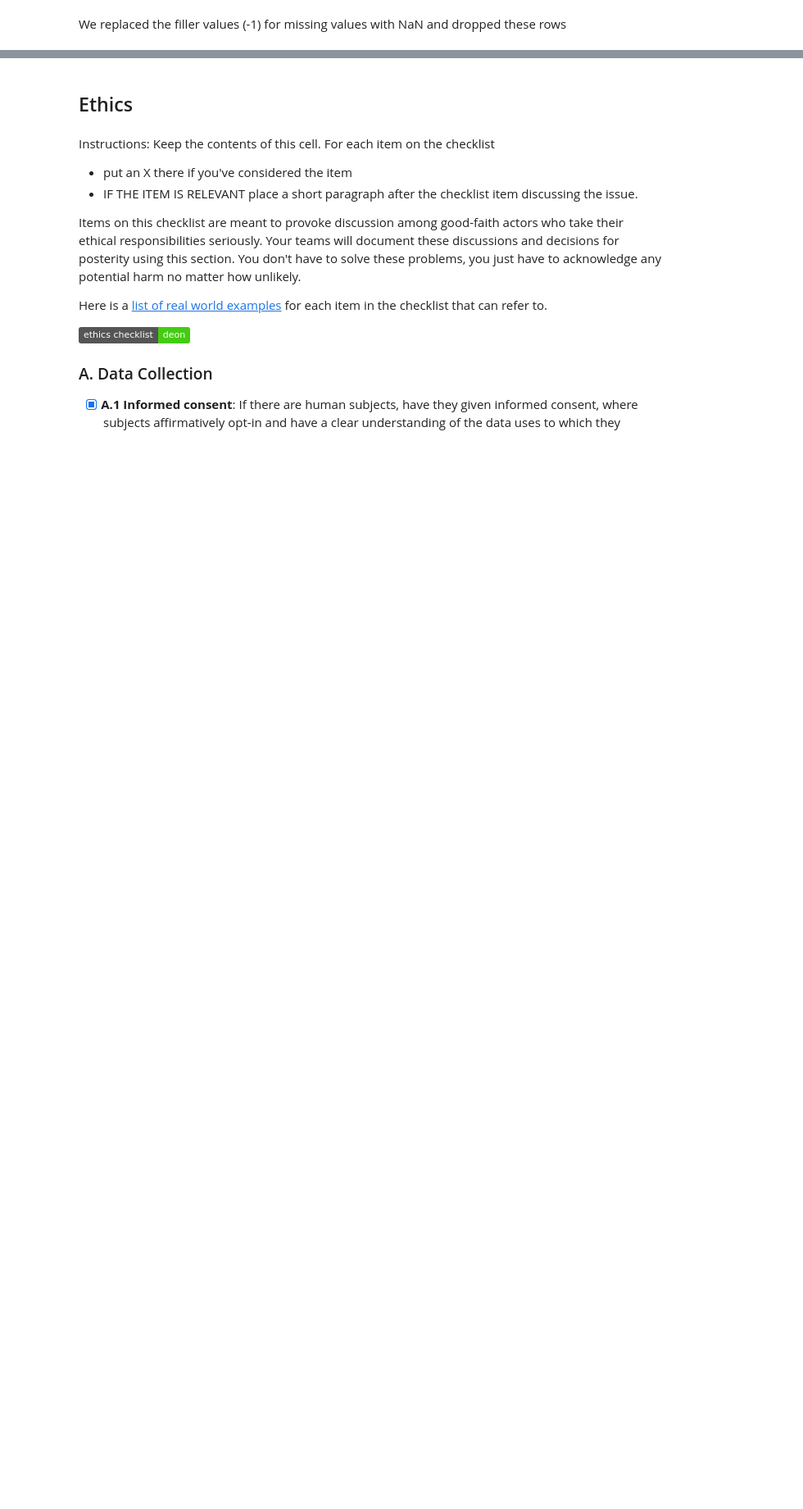
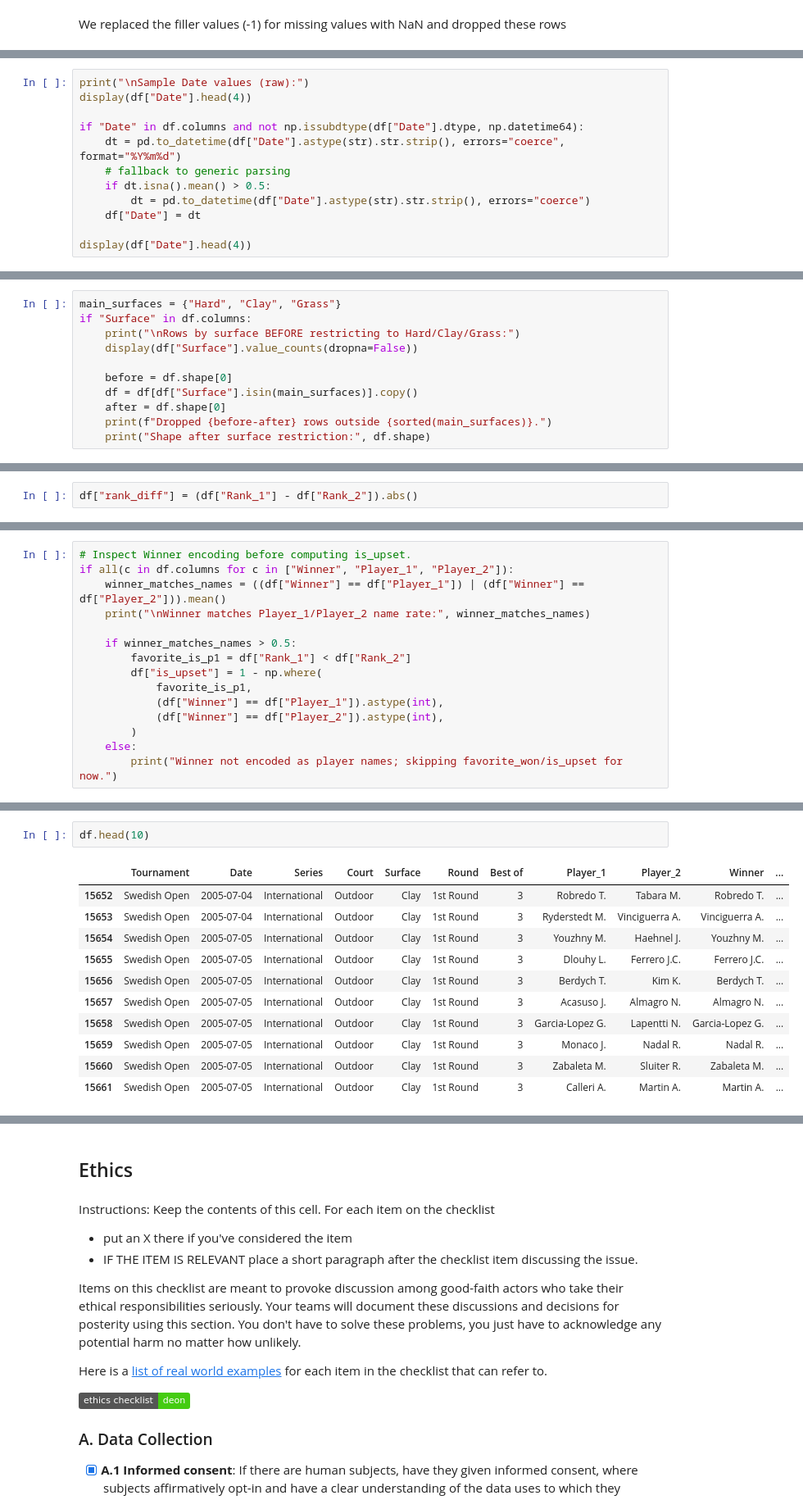
Before and after one commit to COGS108/Group027_WI26, a Jupyter notebook: 01-DataCheckpoint.ipynb, the cells around one changed output, grey strips where cells are left out. Shown at 82% size. Drawn from its saved outputs; the diff is of its cells as text; badges without logos; blank space fills up the shorter version.

```diff
--- a/01-DataCheckpoint.ipynb
+++ b/01-DataCheckpoint.ipynb
@@ -283,0 +361,12 @@ Please note that you can always keep adding more datasets in the future if these
+# %%
+print("\nSample Date values (raw):")
+display(df["Date"].head(4))
+
+if "Date" in df.columns and not np.issubdtype(df["Date"].dtype, np.datetime64):
+    dt = pd.to_datetime(df["Date"].astype(str).str.strip(), errors="coerce", format="%Y%m%d")
+    # fallback to generic parsing
+    if dt.isna().mean() > 0.5:
+        dt = pd.to_datetime(df["Date"].astype(str).str.strip(), errors="coerce")
+    df["Date"] = dt
+
+display(df["Date"].head(4))
@@ -283,0 +398,11 @@ Please note that you can always keep adding more datasets in the future if these
+# %%
+main_surfaces = {"Hard", "Clay", "Grass"}
+if "Surface" in df.columns:
+    print("\nRows by surface BEFORE restricting to Hard/Clay/Grass:")
+    display(df["Surface"].value_counts(dropna=False))
+
+    before = df.shape[0]
+    df = df[df["Surface"].isin(main_surfaces)].copy()
+    after = df.shape[0]
+    print(f"Dropped {before-after} rows outside {sorted(main_surfaces)}.")
+    print("Shape after surface restriction:", df.shape)
@@ -283,0 +422,2 @@ Please note that you can always keep adding more datasets in the future if these
+# %%
+df["rank_diff"] = (df["Rank_1"] - df["Rank_2"]).abs()
@@ -283,0 +428,15 @@ Please note that you can always keep adding more datasets in the future if these
+# %%
+# Inspect Winner encoding before computing is_upset.
+if all(c in df.columns for c in ["Winner", "Player_1", "Player_2"]):
+    winner_matches_names = ((df["Winner"] == df["Player_1"]) | (df["Winner"] == df["Player_2"])).mean()
+    print("\nWinner matches Player_1/Player_2 name rate:", winner_matches_names)
+
+    if winner_matches_names > 0.5:
+        favorite_is_p1 = df["Rank_1"] < df["Rank_2"]
+        df["is_upset"] = 1 - np.where(
+            favorite_is_p1,
+            (df["Winner"] == df["Player_1"]).astype(int),
+            (df["Winner"] == df["Player_2"]).astype(int),
+        )
+    else:
+        print("Winner not encoded as player names; skipping favorite_won/is_upset for now.")
@@ -283,0 +447,14 @@ Please note that you can always keep adding more datasets in the future if these
+# %%
+df.head(10)
+# %% [output]
+|  | Tournament | Date | Series | Court | Surface | Round | Best of | Player_1 | Player_2 | Winner | ... |
+| 15652 | Swedish Open | 2005-07-04 | International | Outdoor | Clay | 1st Round | 3 | Robredo T. | Tabara M. | Robredo T. | ... |
+| 15653 | Swedish Open | 2005-07-04 | International | Outdoor | Clay | 1st Round | 3 | Ryderstedt M. | Vinciguerra A. | Vinciguerra A. | ... |
+| 15654 | Swedish Open | 2005-07-05 | International | Outdoor | Clay | 1st Round | 3 | Youzhny M. | Haehnel J. | Youzhny M. | ... |
+| 15655 | Swedish Open | 2005-07-05 | International | Outdoor | Clay | 1st Round | 3 | Dlouhy L. | Ferrero J.C. | Ferrero J.C. | ... |
+| 15656 | Swedish Open | 2005-07-05 | International | Outdoor | Clay | 1st Round | 3 | Berdych T. | Kim K. | Berdych T. | ... |
+| 15657 | Swedish Open | 2005-07-05 | International | Outdoor | Clay | 1st Round | 3 | Acasuso J. | Almagro N. | Almagro N. | ... |
+| 15658 | Swedish Open | 2005-07-05 | International | Outdoor | Clay | 1st Round | 3 | Garcia-Lopez G. | Lapentti N. | Garcia-Lopez G. | ... |
+| 15659 | Swedish Open | 2005-07-05 | International | Outdoor | Clay | 1st Round | 3 | Monaco J. | Nadal R. | Nadal R. | ... |
+| 15660 | Swedish Open | 2005-07-05 | International | Outdoor | Clay | 1st Round | 3 | Zabaleta M. | Sluiter R. | Zabaleta M. | ... |
+| 15661 | Swedish Open | 2005-07-05 | International | Outdoor | Clay | 1st Round | 3 | Calleri A. | Martin A. | Martin A. | ... |
```
Also changed, not shown: parts of 37 cells of this notebook, 1 other file.
